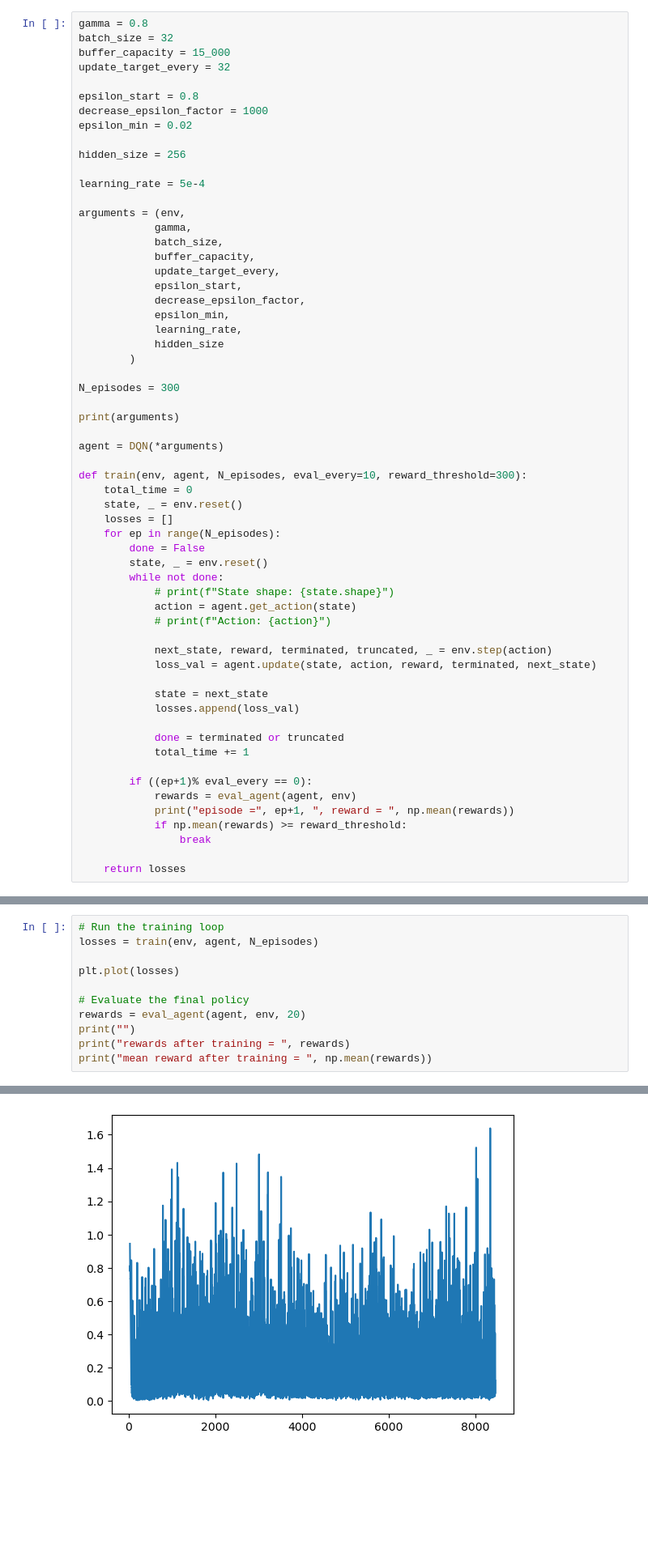
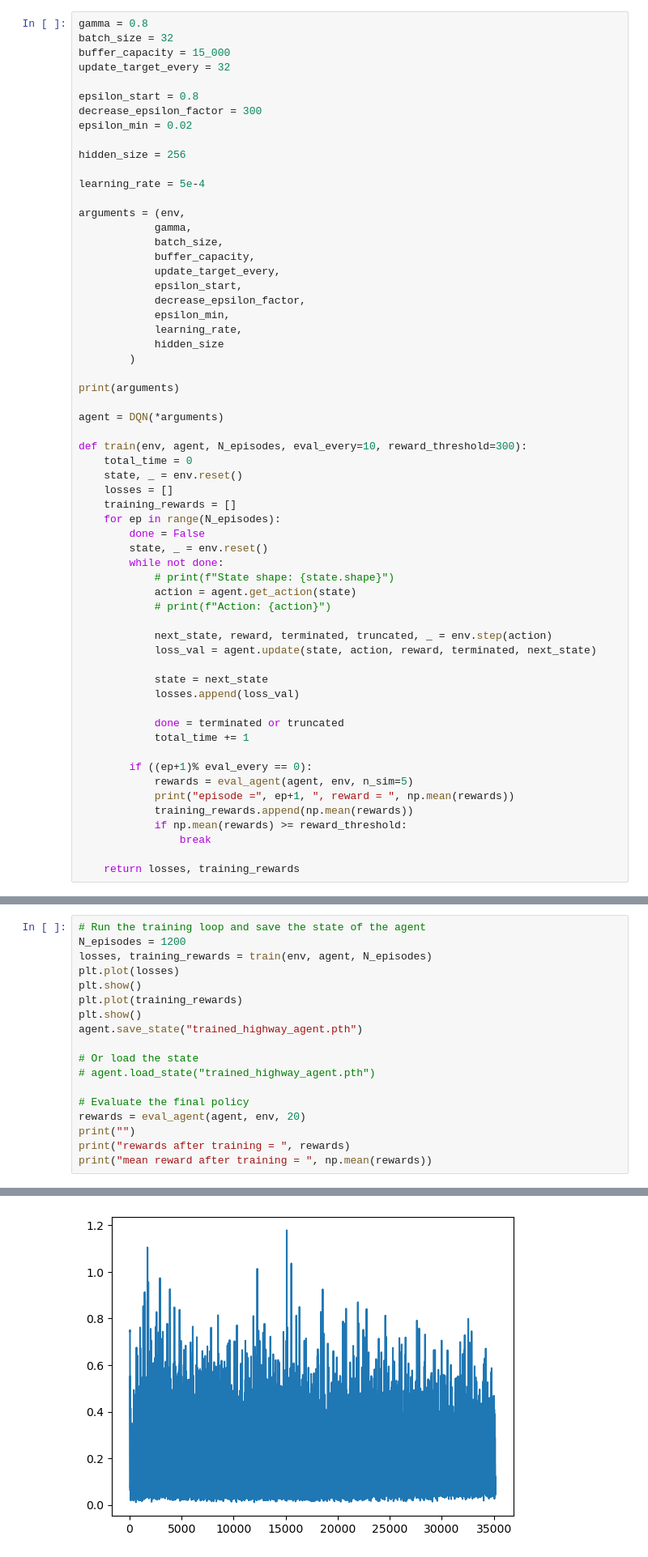
Before and after one commit to Wanadou/RL_project, a Jupyter notebook: highway/dqn_notebook.ipynb, the cells around one changed output, grey strips where cells are left out. Shown: that part at 81% size. Drawn from its saved outputs; the diff is of its cells as text; blank space fills up the shorter version.

```diff
--- a/highway/dqn_notebook.ipynb
+++ b/highway/dqn_notebook.ipynb
@@ -101,7 +101,7 @@ buffer_capacity = 15_000
 update_target_every = 32
 
 epsilon_start = 0.8
-decrease_epsilon_factor = 1000
+decrease_epsilon_factor = 300
 epsilon_min = 0.02
 
 hidden_size = 256
@@ -120,8 +120,6 @@ arguments = (env,
             hidden_size
         )
 
-N_episodes = 300
-
 print(arguments)
 
 agent = DQN(*arguments)
@@ -130,6 +128,7 @@ def train(env, agent, N_episodes, eval_every=10, reward_threshold=300):
     total_time = 0
     state, _ = env.reset()
     losses = []
+    training_rewards = []
     for ep in range(N_episodes):
         done = False
         state, _ = env.reset()
@@ -148,10 +147,11 @@ def train(env, agent, N_episodes, eval_every=10, reward_threshold=300):
             total_time += 1
 
         if ((ep+1)% eval_every == 0):
-            rewards = eval_agent(agent, env)
+            rewards = eval_agent(agent, env, n_sim=5)
             print("episode =", ep+1, ", reward = ", np.mean(rewards))
+            training_rewards.append(np.mean(rewards))
             if np.mean(rewards) >= reward_threshold:
                 break
 
-    return losses
+    return losses, training_rewards
 # %% [output]
@@ -168,10 +168,17 @@ Q net: Net(
 # %% [markdown]
 ### Run the training loop and evaluate agent
 # %%
-# Run the training loop
-losses = train(env, agent, N_episodes)
+# Run the training loop and save the state of the agent
+N_episodes = 1200
+losses, training_rewards = train(env, agent, N_episodes)
+plt.plot(losses)
+plt.show()
+plt.plot(training_rewards)
+plt.show()
+agent.save_state("trained_highway_agent.pth")
 
-plt.plot(losses)
+# Or load the state
+# agent.load_state("trained_highway_agent.pth")
 
 # Evaluate the final policy
 rewards = eval_agent(agent, env, 20)
@@ -199 +206 @@ mean reward after training =  17.02078661386139
-[figure, old version]
+[figure, new version]
```
Also changed, not shown: parts of 9 cells of this notebook, 6 other files.
